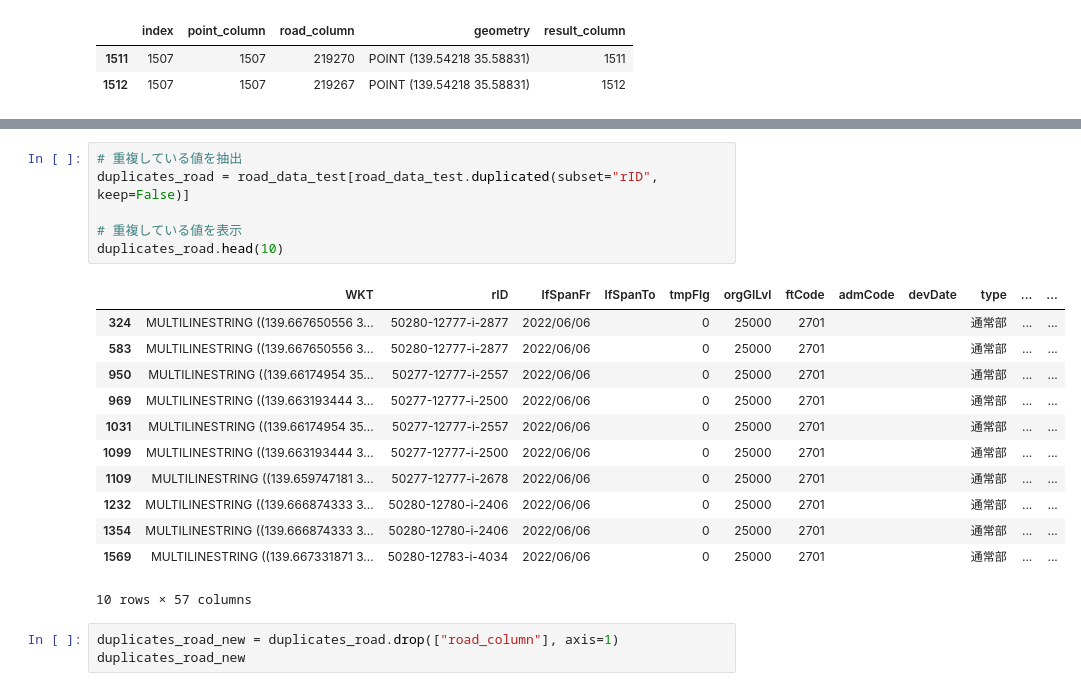
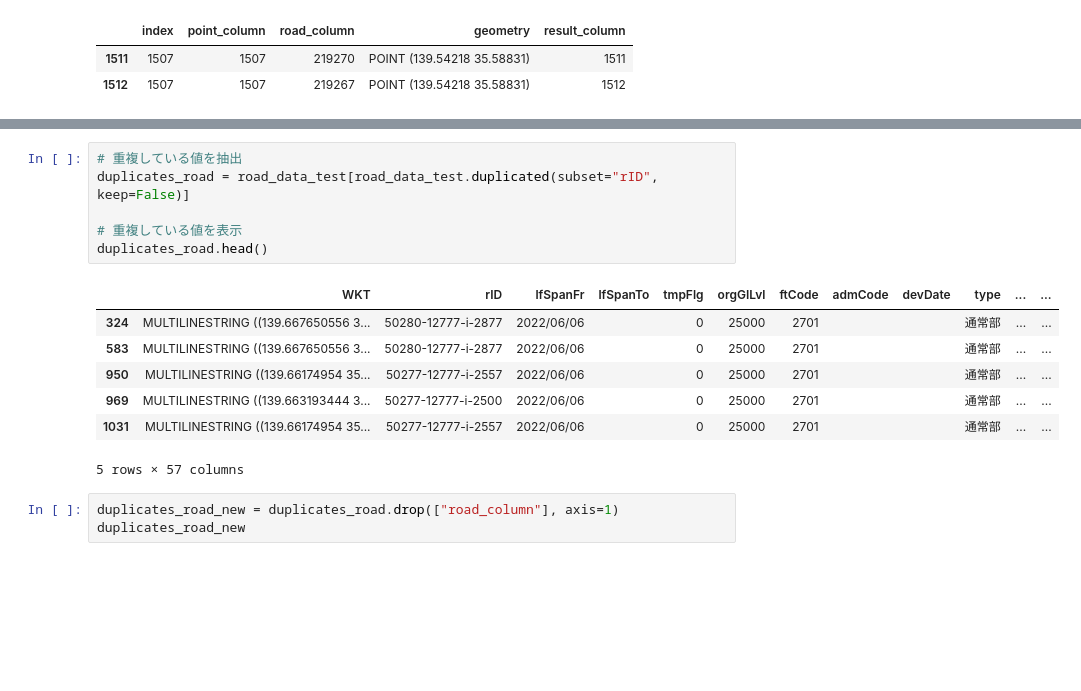
Before and after one commit to jin-hori/pre_, a Jupyter notebook: pre_intern.ipynb, the cells around one changed output, grey strips where cells are left out. Drawn from its saved outputs; the diff is of its cells as text; blank space fills up the shorter version.

```diff
--- a/pre_intern.ipynb
+++ b/pre_intern.ipynb
@@ -190,22 +351,17 @@ print(duplicates)
 # %%
 # 重複している値を抽出
 duplicates_road = road_data_test[road_data_test.duplicated(subset="rID", keep=False)]
 
 # 重複している値を表示
-duplicates_road.head(10)
+duplicates_road.head()
 # %% [output]
 |  | WKT | rID | lfSpanFr | lfSpanTo | tmpFlg | orgGILvl | ftCode | admCode | devDate | type | ... | ... |
 | 324 | MULTILINESTRING ((139.667650556 3... | 50280-12777-i-2877 | 2022/06/06 |  | 0 | 25000 | 2701 |  |  | 通常部 | ... | ... |
 | 583 | MULTILINESTRING ((139.667650556 3... | 50280-12777-i-2877 | 2022/06/06 |  | 0 | 25000 | 2701 |  |  | 通常部 | ... | ... |
 | 950 | MULTILINESTRING ((139.66174954 35... | 50277-12777-i-2557 | 2022/06/06 |  | 0 | 25000 | 2701 |  |  | 通常部 | ... | ... |
 | 969 | MULTILINESTRING ((139.663193444 3... | 50277-12777-i-2500 | 2022/06/06 |  | 0 | 25000 | 2701 |  |  | 通常部 | ... | ... |
 | 1031 | MULTILINESTRING ((139.66174954 35... | 50277-12777-i-2557 | 2022/06/06 |  | 0 | 25000 | 2701 |  |  | 通常部 | ... | ... |
-| 1099 | MULTILINESTRING ((139.663193444 3... | 50277-12777-i-2500 | 2022/06/06 |  | 0 | 25000 | 2701 |  |  | 通常部 | ... | ... |
-| 1109 | MULTILINESTRING ((139.659747181 3... | 50277-12777-i-2678 | 2022/06/06 |  | 0 | 25000 | 2701 |  |  | 通常部 | ... | ... |
-| 1232 | MULTILINESTRING ((139.666874333 3... | 50280-12780-i-2406 | 2022/06/06 |  | 0 | 25000 | 2701 |  |  | 通常部 | ... | ... |
-| 1354 | MULTILINESTRING ((139.666874333 3... | 50280-12780-i-2406 | 2022/06/06 |  | 0 | 25000 | 2701 |  |  | 通常部 | ... | ... |
-| 1569 | MULTILINESTRING ((139.667331871 3... | 50280-12783-i-4034 | 2022/06/06 |  | 0 | 25000 | 2701 |  |  | 通常部 | ... | ... |
-10 rows × 57 columns
+5 rows × 57 columns
 # %%
 duplicates_road_new = duplicates_road.drop(["road_column"], axis=1)
 duplicates_road_new
```
Also changed, not shown: parts of 28 cells of this notebook.
